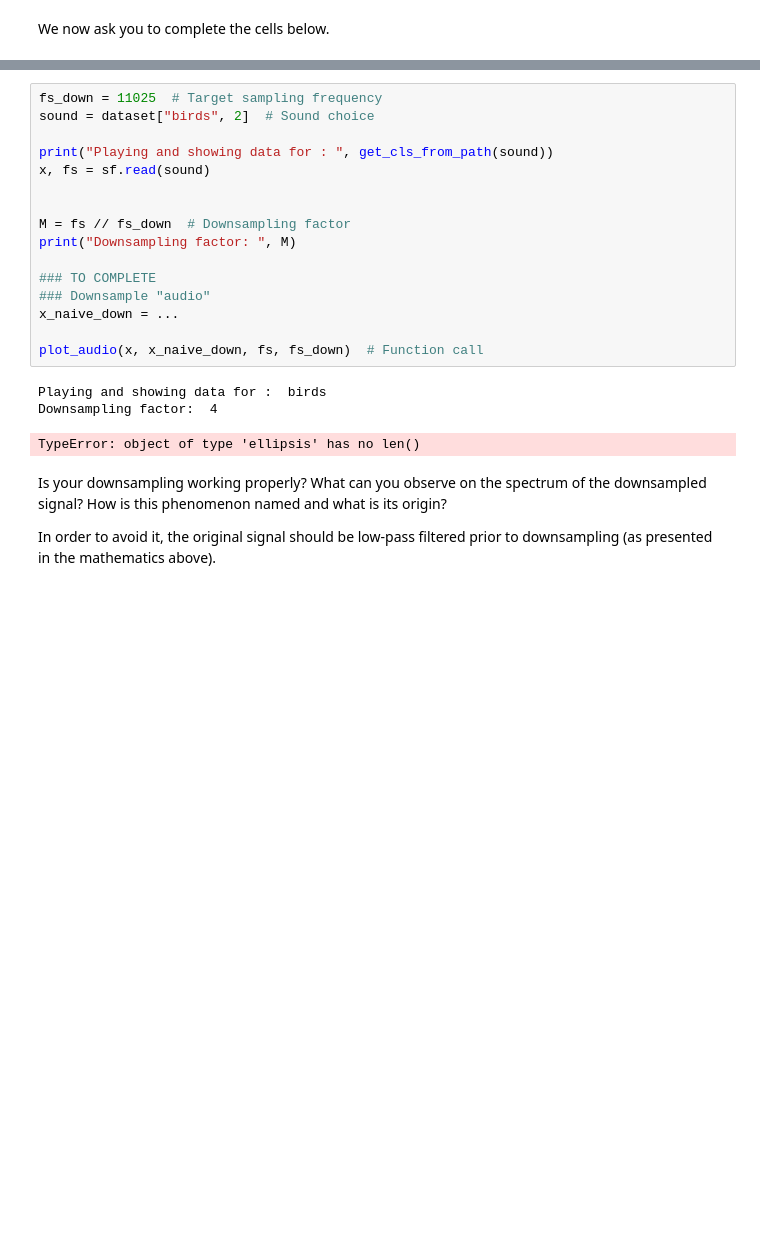
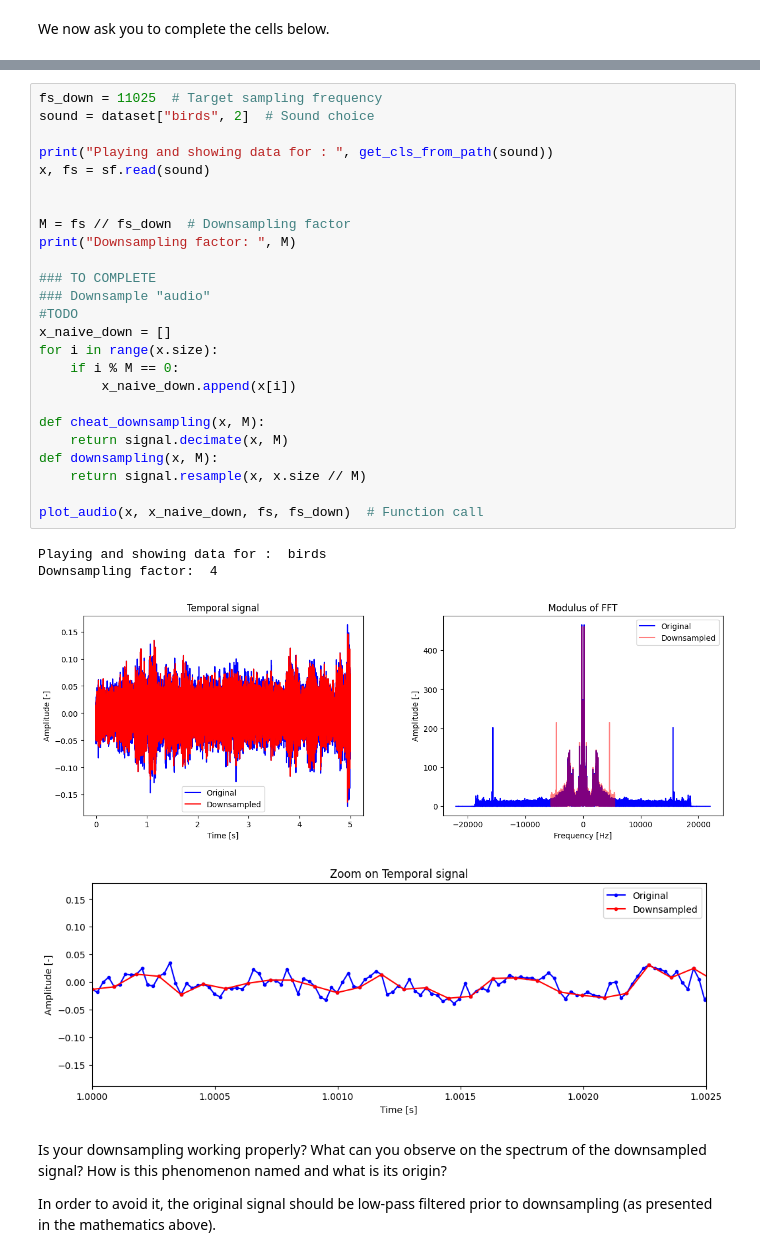
Before and after one commit to LELEC210X/LELEC210X, a Jupyter notebook: classification/h1_feature_vectors.ipynb, the cells around one changed output, grey strips where cells are left out. Saved outputs shown, nothing was run; the diff lists cells and outputs as text; blank space fills up the shorter version.

```diff
--- a/classification/h1_feature_vectors.ipynb
+++ b/classification/h1_feature_vectors.ipynb
@@ -103,23 +105,33 @@ In practice, here is the observed phenomenon when downsampling the spectrum abov
 # %%
 fs_down = 11025  # Target sampling frequency
 sound = dataset["birds", 2]  # Sound choice
 
 print("Playing and showing data for : ", get_cls_from_path(sound))
 x, fs = sf.read(sound)
 
 
 M = fs // fs_down  # Downsampling factor
 print("Downsampling factor: ", M)
 
 ### TO COMPLETE
 ### Downsample "audio"
-x_naive_down = ...
+#TODO
+x_naive_down = []
+for i in range(x.size):
+    if i % M == 0:
+        x_naive_down.append(x[i])
+
+def cheat_downsampling(x, M):
+    return signal.decimate(x, M)
+def downsampling(x, M):
+    return signal.resample(x, x.size // M)
 
 plot_audio(x, x_naive_down, fs, fs_down)  # Function call
 # %% [output]
 Playing and showing data for :  birds
 Downsampling factor:  4
-TypeError: object of type 'ellipsis' has no len()
+[figure, added]
+[figure, added]
 # %% [markdown]
 Is your downsampling working properly? What can you observe on the spectrum of the downsampled signal? How is this phenomenon named and what is its origin?
 
```
Also changed, not shown: parts of 14 cells of this notebook.
